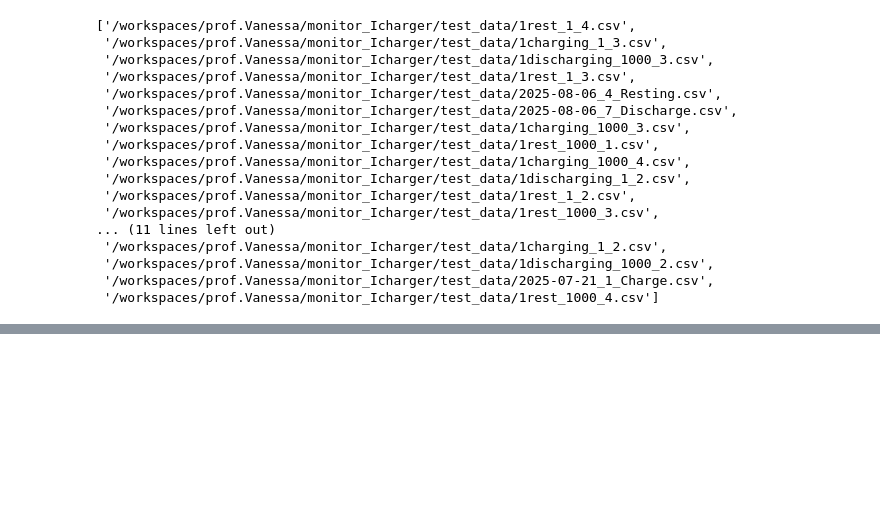
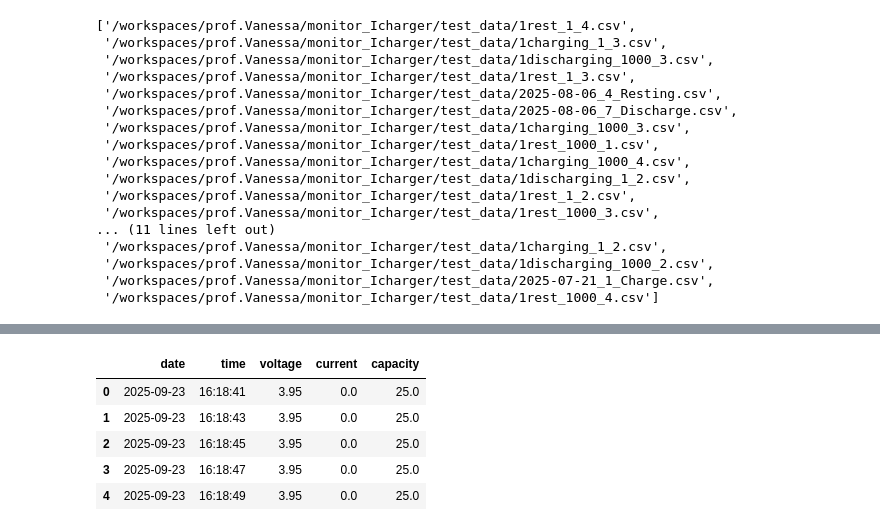
Before and after one commit to kelvinutp/prof.Vanessa, a Jupyter notebook: monitor_Icharger/testing.ipynb, the cells around one changed output, grey strips where cells are left out. Saved outputs shown, nothing was run; the diff lists cells and outputs as text; code cells hidden in the pictures; blank space fills up the shorter version.

```diff
--- a/monitor_Icharger/testing.ipynb
+++ b/monitor_Icharger/testing.ipynb
@@ -466,0 +494,10 @@ connection to server at "localhost" (127.0.0.1), port 5432 failed: Connection re
+# %%
+df_rest = fetch_table(conn_params, "rest", limit=20)
+df_rest.head()
+# %% [output]
+|  | date | time | voltage | current | capacity |
+| 0 | 2025-09-23 | 16:18:41 | 3.95 | 0.0 | 25.0 |
+| 1 | 2025-09-23 | 16:18:43 | 3.95 | 0.0 | 25.0 |
+| 2 | 2025-09-23 | 16:18:45 | 3.95 | 0.0 | 25.0 |
+| 3 | 2025-09-23 | 16:18:47 | 3.95 | 0.0 | 25.0 |
+| 4 | 2025-09-23 | 16:18:49 | 3.95 | 0.0 | 25.0 |
```
Also changed, not shown: parts of 10 cells of this notebook.
